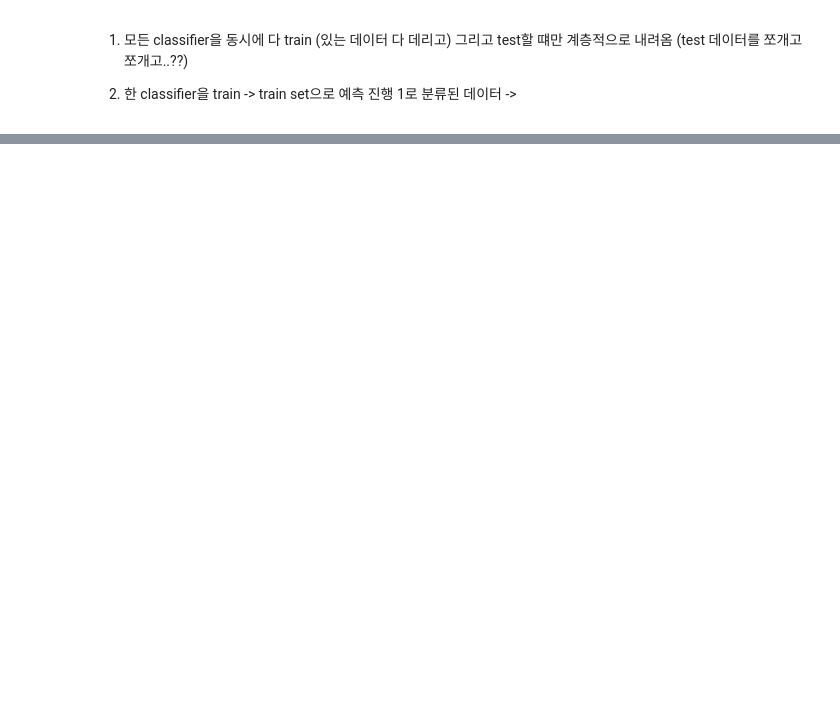
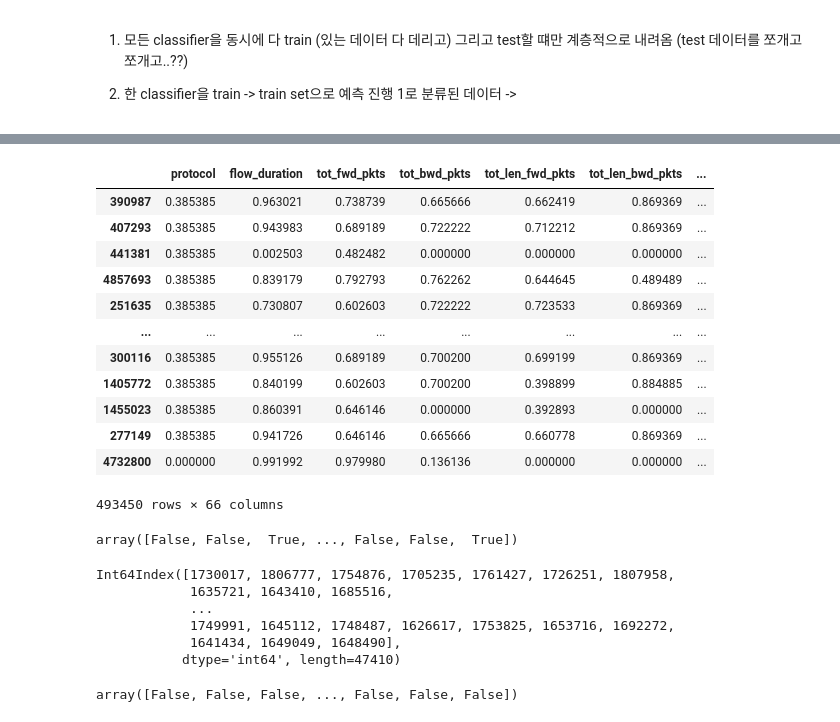
Before and after one commit to CSID-DGU/MLAC, a Jupyter notebook: hierarchical/hierarchical_copy.ipynb, the cells around one changed output, grey strips where cells are left out. Saved outputs shown, nothing was run; the diff lists cells and outputs as text; code cells hidden in the pictures; blank space fills up the shorter version.

```diff
--- a/hierarchical/hierarchical_copy.ipynb
+++ b/hierarchical/hierarchical_copy.ipynb
@@ -185,0 +241,21 @@ ValueError: cannot set a row with mismatched columns
+# %%
+X_train[y_train!=0]
+# %% [output]
+|  | protocol | flow_duration | tot_fwd_pkts | tot_bwd_pkts | tot_len_fwd_pkts | tot_len_bwd_pkts | ... |
+| 390987 | 0.385385 | 0.963021 | 0.738739 | 0.665666 | 0.662419 | 0.869369 | ... |
+| 407293 | 0.385385 | 0.943983 | 0.689189 | 0.722222 | 0.712212 | 0.869369 | ... |
+| 441381 | 0.385385 | 0.002503 | 0.482482 | 0.000000 | 0.000000 | 0.000000 | ... |
+| 4857693 | 0.385385 | 0.839179 | 0.792793 | 0.762262 | 0.644645 | 0.489489 | ... |
+| 251635 | 0.385385 | 0.730807 | 0.602603 | 0.722222 | 0.723533 | 0.869369 | ... |
+| ... | ... | ... | ... | ... | ... | ... | ... |
+| 300116 | 0.385385 | 0.955126 | 0.689189 | 0.700200 | 0.699199 | 0.869369 | ... |
+| 1405772 | 0.385385 | 0.840199 | 0.602603 | 0.700200 | 0.398899 | 0.884885 | ... |
+| 1455023 | 0.385385 | 0.860391 | 0.646146 | 0.000000 | 0.392893 | 0.000000 | ... |
+| 277149 | 0.385385 | 0.941726 | 0.646146 | 0.665666 | 0.660778 | 0.869369 | ... |
+| 4732800 | 0.000000 | 0.991992 | 0.979980 | 0.136136 | 0.000000 | 0.000000 | ... |
+493450 rows × 66 columns
+# %%
+#multi_pred==1의 인덱스와.. np.where(multi1_pred==1) 이 다른지..
+multi1_pred==1
+# %% [output]
+array([False, False,  True, ..., False, False,  True])
@@ -185,0 +264,13 @@ ValueError: cannot set a row with mismatched columns
+# %%
+test_selected.index
+# %% [output]
+Int64Index([1730017, 1806777, 1754876, 1705235, 1761427, 1726251, 1807958,
+            1635721, 1643410, 1685516,
+            ...
+            1749991, 1645112, 1748487, 1626617, 1753825, 1653716, 1692272,
+            1641434, 1649049, 1648490],
+           dtype='int64', length=47410)
+# %%
+test_selected.index==indices1
+# %% [output]
+array([False, False, False, ..., False, False, False])
```
Also changed, not shown: parts of 10 cells of this notebook, 2 other files.
